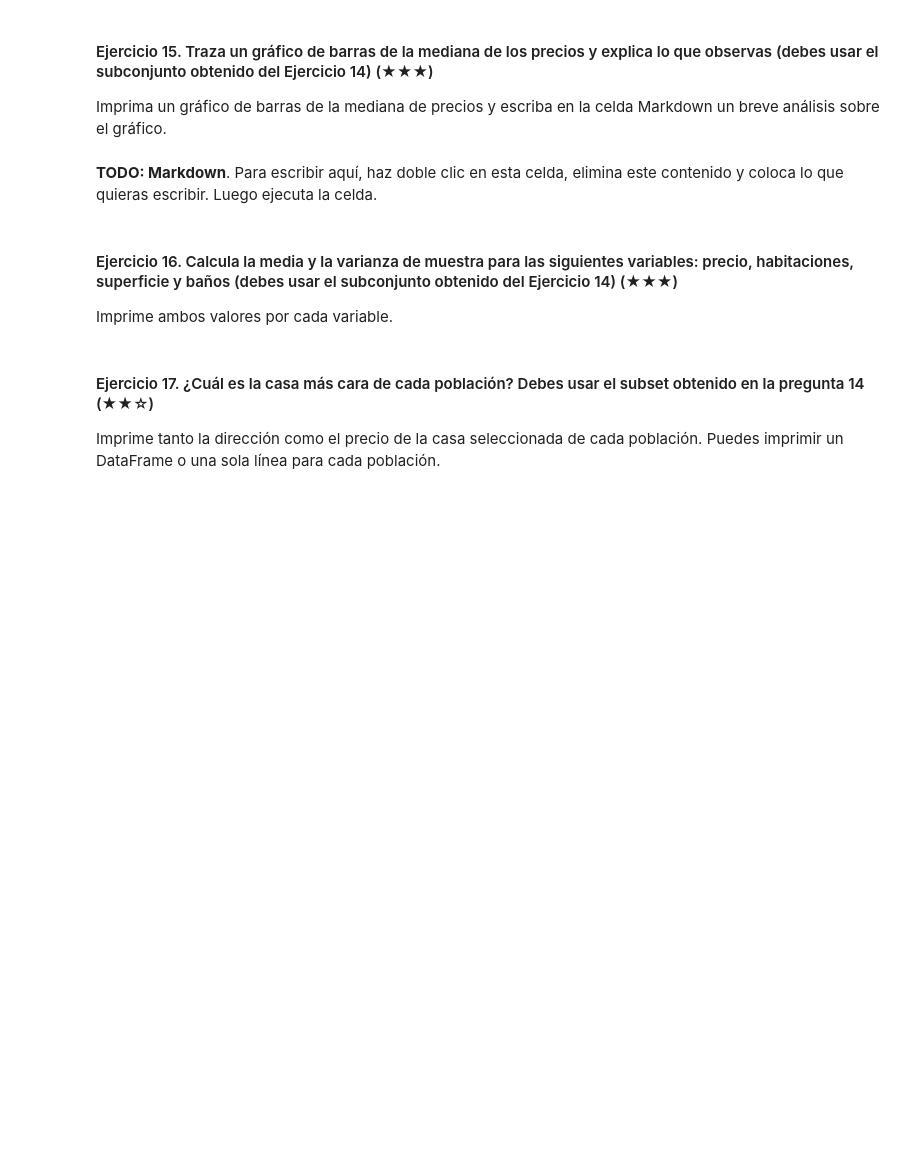
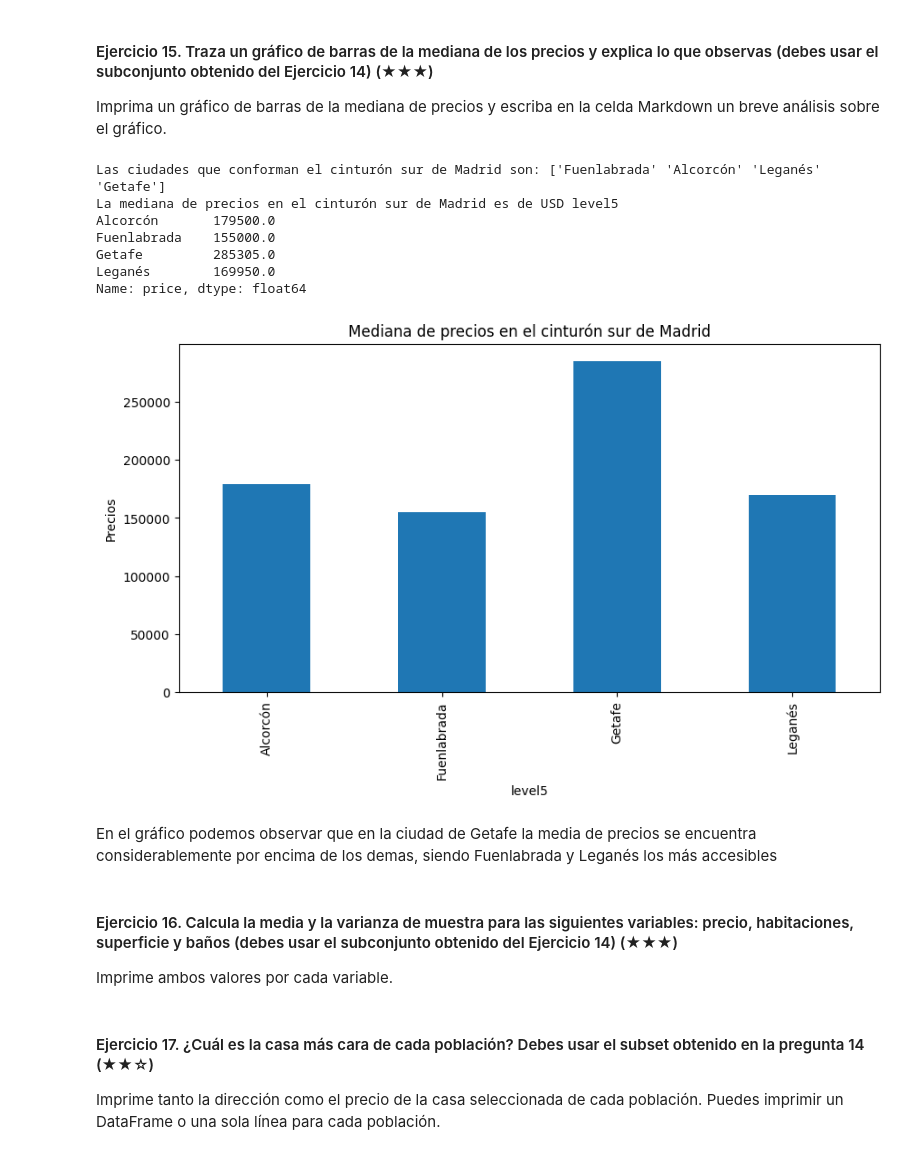
Before and after one commit to 4GeeksAcademy/Wiston_Travieso-realestate-datacleanup-exercise, a Jupyter notebook: project.es.ipynb, the cells around one changed output. Cells and saved outputs as stored; diff of their text form; code cells hidden in the pictures; blank space fills up the shorter version.

```diff
--- a/project.es.ipynb
+++ b/project.es.ipynb
@@ -295,3 +295,6 @@ La población con mayor cantidad de casas es  Madrid Capital con un total de 664
 #### Ejercicio 14. Ahora vamos a trabajar con el "cinturón sur" de Madrid. Haz un subconjunto del DataFrame original que contenga las siguientes poblaciones (columna level5): "Fuenlabrada", "Leganés", "Getafe", "Alcorcón" (★★☆)
 
 Pista: Filtra el DataFrame original usando la columna `level5` y la función `isin`.
+# %%
+ds_cinturón_sur = ds[ds["level5"].isin(["Getafe", "Leganés", "Fuenlabrada", "Alcorcón",])]
+print(ds_cinturón_sur.head())
@@ -300,9 +321,28 @@ Pista: Filtra el DataFrame original usando la columna `level5` y la función `is
 
 Imprima un gráfico de barras de la mediana de precios y escriba en la celda Markdown un breve análisis sobre el gráfico.
 # %%
-# TODO: Code
+ciudades_cinturón_sur = ds_cinturón_sur["level5"].unique()
+print(f"Las ciudades que conforman el cinturón sur de Madrid son: {ciudades_cinturón_sur}")
+mediana_precios_cinturón_sur = ds_cinturón_sur.groupby("level5")["price"].median()
+print(f"La mediana de precios en el cinturón sur de Madrid es de USD {mediana_precios_cinturón_sur}")
+
+plt.figure(figsize=(10,5))
+plt.xlabel("Ciudades")
+plt.ylabel("Precios")
+mediana_precios_cinturón_sur.plot(kind='bar')
+plt.title("Mediana de precios en el cinturón sur de Madrid")
+plt.show()
+# %% [output]
+Las ciudades que conforman el cinturón sur de Madrid son: ['Fuenlabrada' 'Alcorcón' 'Leganés' 'Getafe']
+La mediana de precios en el cinturón sur de Madrid es de USD level5
+Alcorcón       179500.0
+Fuenlabrada    155000.0
+Getafe         285305.0
+Leganés        169950.0
+Name: price, dtype: float64
+[figure, added]
 # %% [markdown]
-**TODO: Markdown**. Para escribir aquí, haz doble clic en esta celda, elimina este contenido y coloca lo que quieras escribir. Luego ejecuta la celda.
+En el gráfico podemos observar que en la ciudad de Getafe la media de precios se encuentra considerablemente por encima de los demas, siendo Fuenlabrada y Leganés los más accesibles
 # %% [markdown]
 #### Ejercicio 16. Calcula la media y la varianza de muestra para las siguientes variables: precio, habitaciones, superficie y baños (debes usar el subconjunto obtenido del Ejercicio 14) (★★★)
 
```
Also changed, not shown: parts of 1 cell of this notebook.
